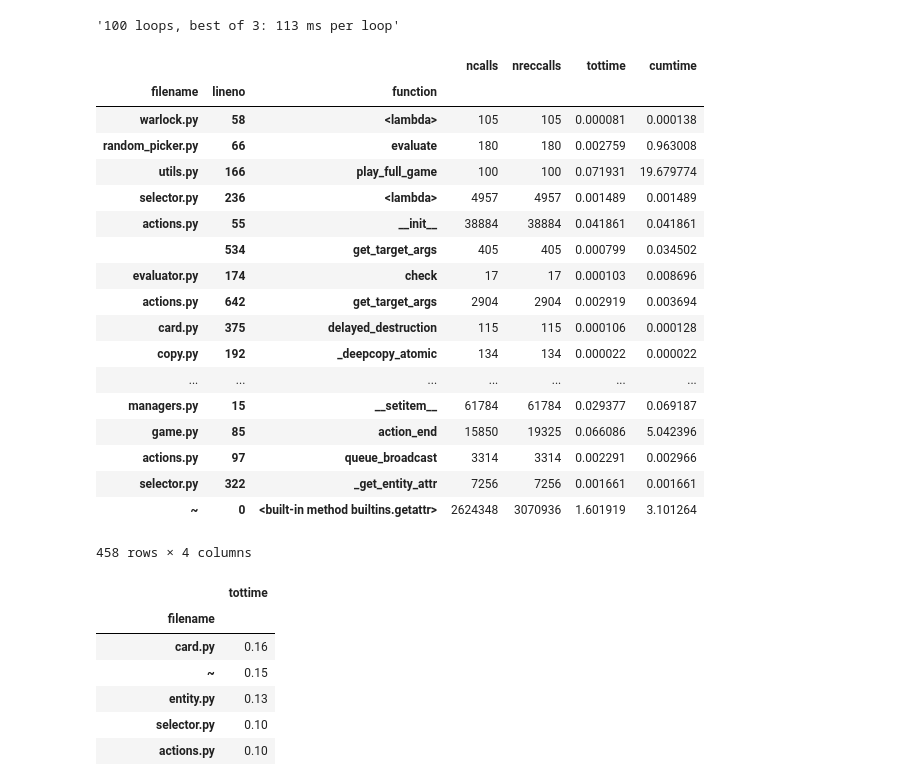
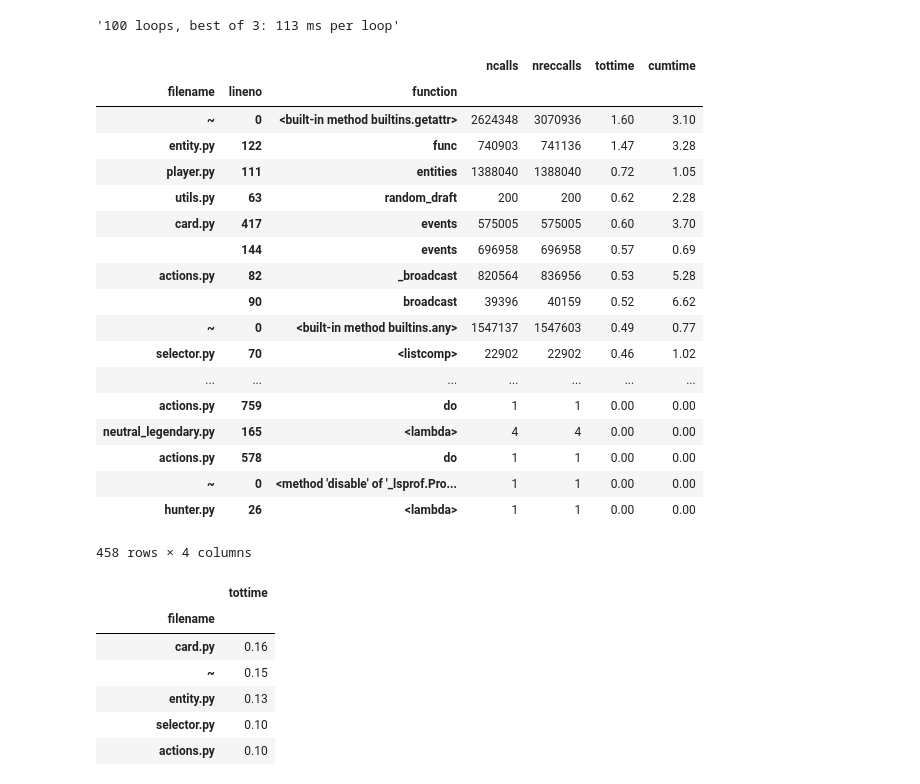
Before and after one commit to afcarl/fireplace-profiling, a Jupyter notebook: benchmark.ipynb, the cells around one changed output. Cells and saved outputs as stored; diff of their text form; code cells hidden in the pictures.

Commit message:
benchmark.ipynb : sort by tottime descending

```diff
--- a/benchmark.ipynb
+++ b/benchmark.ipynb
@@ -44,32 +44,32 @@ stats.dump_stats(stats_f)
 # %%
 import pandas as pd
 from io import StringIO
 
 index = pd.MultiIndex.from_tuples(stats.stats.keys())
 df = pd.DataFrame(list(stats.stats.values()), index=index)
 df.drop(df.columns[[4]], axis=1, inplace=True)
 df.columns = ['ncalls', 'nreccalls', 'tottime', 'cumtime']
 df.index.rename(['filename', 'lineno', 'function'], inplace=True)
-df
+df.sort_values(by='tottime', ascending=False)
 # %% [output]
 |  |  |  | ncalls | nreccalls | tottime | cumtime |
 | filename | lineno | function |  |  |  |  |
-| warlock.py | 58 | <lambda> | 105 | 105 | 0.000081 | 0.000138 |
-| random_picker.py | 66 | evaluate | 180 | 180 | 0.002759 | 0.963008 |
-| utils.py | 166 | play_full_game | 100 | 100 | 0.071931 | 19.679774 |
-| selector.py | 236 | <lambda> | 4957 | 4957 | 0.001489 | 0.001489 |
-| actions.py | 55 | __init__ | 38884 | 38884 | 0.041861 | 0.041861 |
-|  | 534 | get_target_args | 405 | 405 | 0.000799 | 0.034502 |
-| evaluator.py | 174 | check | 17 | 17 | 0.000103 | 0.008696 |
-| actions.py | 642 | get_target_args | 2904 | 2904 | 0.002919 | 0.003694 |
-| card.py | 375 | delayed_destruction | 115 | 115 | 0.000106 | 0.000128 |
-| copy.py | 192 | _deepcopy_atomic | 134 | 134 | 0.000022 | 0.000022 |
+| ~ | 0 | <built-in method builtins.getattr> | 2624348 | 3070936 | 1.60 | 3.10 |
+| entity.py | 122 | func | 740903 | 741136 | 1.47 | 3.28 |
+| player.py | 111 | entities | 1388040 | 1388040 | 0.72 | 1.05 |
+| utils.py | 63 | random_draft | 200 | 200 | 0.62 | 2.28 |
+| card.py | 417 | events | 575005 | 575005 | 0.60 | 3.70 |
+|  | 144 | events | 696958 | 696958 | 0.57 | 0.69 |
+| actions.py | 82 | _broadcast | 820564 | 836956 | 0.53 | 5.28 |
+|  | 90 | broadcast | 39396 | 40159 | 0.52 | 6.62 |
+| ~ | 0 | <built-in method builtins.any> | 1547137 | 1547603 | 0.49 | 0.77 |
+| selector.py | 70 | <listcomp> | 22902 | 22902 | 0.46 | 1.02 |
 | ... | ... | ... | ... | ... | ... | ... |
-| managers.py | 15 | __setitem__ | 61784 | 61784 | 0.029377 | 0.069187 |
-| game.py | 85 | action_end | 15850 | 19325 | 0.066086 | 5.042396 |
-| actions.py | 97 | queue_broadcast | 3314 | 3314 | 0.002291 | 0.002966 |
-| selector.py | 322 | _get_entity_attr | 7256 | 7256 | 0.001661 | 0.001661 |
-| ~ | 0 | <built-in method builtins.getattr> | 2624348 | 3070936 | 1.601919 | 3.101264 |
+| actions.py | 759 | do | 1 | 1 | 0.00 | 0.00 |
+| neutral_legendary.py | 165 | <lambda> | 4 | 4 | 0.00 | 0.00 |
+| actions.py | 578 | do | 1 | 1 | 0.00 | 0.00 |
+| ~ | 0 | <method 'disable' of '_lsprof.Pro... | 1 | 1 | 0.00 | 0.00 |
+| hunter.py | 26 | <lambda> | 1 | 1 | 0.00 | 0.00 |
 458 rows × 4 columns
 # %%
 pd.options.display.float_format = '{:.2f}'.format
```
